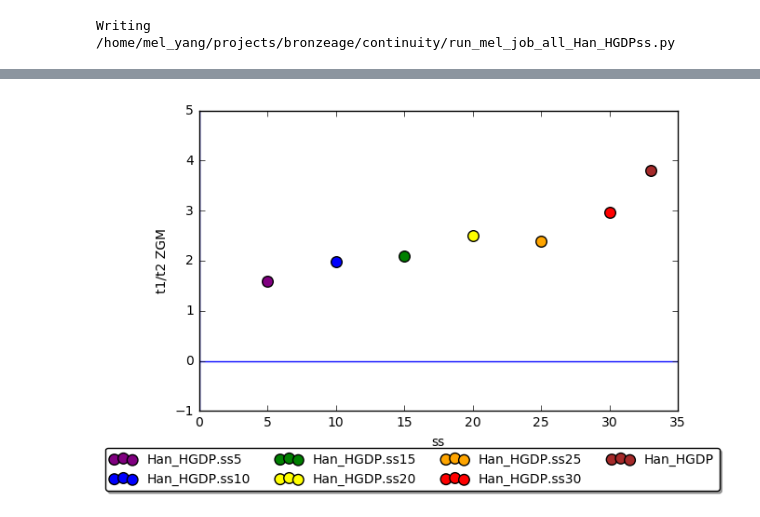
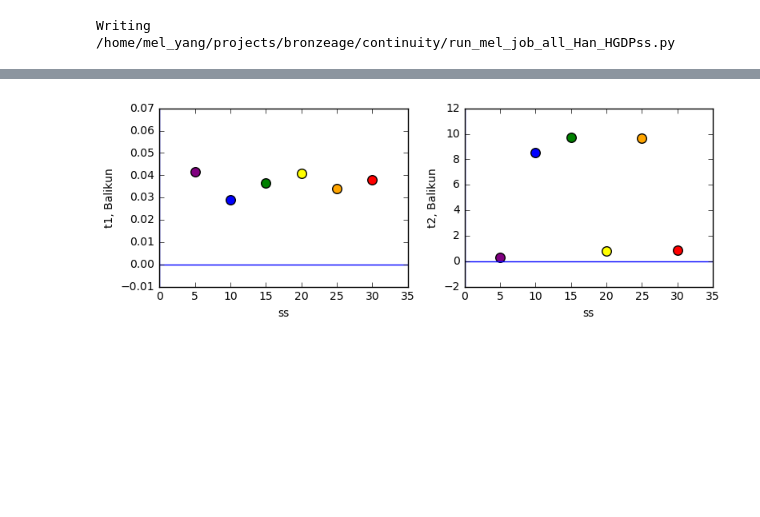
Before and after one commit to melyang4/notebooks, a Jupyter notebook: bronzeage/jda_downsamplerefpop-discretefreqbranch.ipynb, the cells around one changed output, grey strips where cells are left out. Saved outputs shown, nothing was run; the diff lists cells and outputs as text; code cells hidden in the pictures; blank space fills up the shorter version.

```diff
--- a/bronzeage/jda_downsamplerefpop-discretefreqbranch.ipynb
+++ b/bronzeage/jda_downsamplerefpop-discretefreqbranch.ipynb
@@ -139,10 +295,10 @@ Writing /home/mel_yang/projects/bronzeage/continuity/run_mel_job_all_Han_HGDPss.
 
 import cPickle
 import matplotlib.pyplot as plt
-pD="/mnt/solexa/mel_yang/bronzeage/jda/"
+pD="/mnt/solexa/mel_yang/bronzeage/jda_dfb/"
 addon="_switchanc"
 refpops=["Han_HGDP.ss5","Han_HGDP.ss10","Han_HGDP.ss15","Han_HGDP.ss20",
-         "Han_HGDP.ss25","Han_HGDP.ss30","Han_HGDP"]
+         "Han_HGDP.ss25","Han_HGDP.ss30"] #,"Han_HGDP"]
 print len(refpops)
 #refpops=["Han_HGDP"]
 mypops=["Tonglin", "Linzi", "XianShang", "Yaojia","ZGM", "TY","DHG","BLK"]
@@ -157,16 +313,17 @@ for myind,popiwant in enumerate(mypops):
     for refpop in refpops:
         print "_______________________"
         print refpop
-        falsefile=open(pD+"ind_A_v13_TBH"+addon+"."+refpop+"_contFalse.pickle",'r')
+        falsefile=open(pD+"dfb_ind_A_v13_TBH"+addon+"."+refpop+"_contFalse.pickle",'r')
         falsedat=cPickle.load(falsefile)
-        truefile=open(pD+"ind_A_v13_TBH"+addon+"."+refpop+"_contTrue.pickle",'r')
+        truefile=open(pD+"dfb_ind_A_v13_TBH"+addon+"."+refpop+"_contTrue.pickle",'r')
         truedat=cPickle.load(truefile)
         #print falsedat
-
+        print len(truedat)
         for ind,mypop in enumerate(falsedat):
             #if ind in [0,2,3,4]: continue
             #if ind in [0,1,2,3]: continue
-            if mypops[ind] == popiwant:
+            ##if mypops[ind] == popiwant:
+            if ind == 0:
                 print "False", mypops[ind],mypop[1], list(mypop[0])
                 print "True", mypops[ind],truedat[ind][1],list(truedat[ind][0])
                 t1f.append(mypop[0][0])
@@ -216,38 +373,51 @@ True ZGM 310067.501555 [0.012529465148049699, 0.0066619760315543789]
 
 import cPickle
 import matplotlib.pyplot as plt
-pD="/mnt/solexa/mel_yang/bronzeage/jda/"
+pD="/mnt/solexa/mel_yang/bronzeage/jda_dfb/"
 addon="_switchanc"
-refpops=["Han_HGDP","Japanese","Ulchi","Zhuang","Dong","Qiang_Horpa","Tibetan_Gangcha",
-        "Thai","Maonan","Mulam","Tibetan_Chamdo","She","Dai","Yi","Tujia","Miao"]
+subset="dfb1_beta1_"
+subset="dfb1_df5co_beta1_"
+#refpops=["Han_HGDP","Japanese","Ulchi","Zhuang","Dong","Qiang_Horpa","Tibetan_Gangcha",
+#        "Thai","Maonan","Mulam","Tibetan_Chamdo","She","Dai","Yi","Tujia","Miao"]
 refpops=["Han_HGDP.ss5","Han_HGDP.ss10","Han_HGDP.ss15","Han_HGDP.ss20",
-         "Han_HGDP.ss25","Han_HGDP.ss30","Han_HGDP"]
-myss=[33, 29, 25, 22, 20, 20, 20, 19, 17, 17, 12, 10, 10, 10, 10, 10]
-myss=[5,10,15,20,25,30,33]
-mypops=["Tonglin", "Linzi", "XianShang", "Yaojia","ZGM", "TY","DHG","BLK"]
-popiwant="TY"
-#fig = plt.figure(figsize=(17,10))
-fig = plt.figure()
+         "Han_HGDP.ss25","Han_HGDP.ss30"] #,"Han_HGDP"] ##"Han_HGDP.ss5",
+#myss=[33, 29, 25, 22, 20, 20, 20, 19, 17, 17, 12, 10, 10, 10, 10, 10]
+myss=[5,10,15,20,25,30,33] #5,
+#mypops=["Tonglin", "Linzi", "XianShang", "Yaojia","ZGM", "TY","DHG","BLK"]
+#popiwant="TY"
+mypops=[]
+indfile=open(pD+"ancindivs.ind",'r')
+for line in indfile:
+    x=line.split()
+    if x[2] in mypops: continue
+    else: mypops.append(x[2])
+
+mypops=sorted(mypops)
+
+#fig = plt.figure()
 for myind,popiwant in enumerate(mypops):
-    if myind!=4: continue
+    fig = plt.figure(figsize=(8,3))
+    #if myind!=4: continue
     #ax = fig.add_subplot(4,2,myind+1)
-    ax = fig.add_subplot(1,1,1)
+
     t1f,t2f,t1t,t2t=[],[],[],[]
     for refpop in refpops:
         #print "_______________________"
         #print refpop
-        falsefile=open(pD+"ind_A_v13_TBH"+addon+"."+refpop+"_contFalse.pickle",'r')
+        falsefile=open(pD+subset+"ind_A_v13_TBH"+addon+"."+refpop+"_contFalse.pickle",'r')
         falsedat=cPickle.load(falsefile)
-        truefile=open(pD+"ind_A_v13_TBH"+addon+"."+refpop+"_contTrue.pickle",'r')
+        truefile=open(pD+subset+"ind_A_v13_TBH"+addon+"."+refpop+"_contTrue.pickle",'r')
         truedat=cPickle.load(truefile)
-        #print falsedat
+        #print falsedat[0][0]
 
         for ind,mypop in enumerate(falsedat):
+            #print mypop
             #if ind in [0,2,3,4]: continue
             #if ind in [0,1,2,3]: continue
             if mypops[ind] == popiwant:
-                print "False", mypops[ind],mypop[1], list(mypop[0])
-                print "True", mypops[ind],truedat[ind][1],list(truedat[ind][0])
+                if popiwant=="Zhougongmiao" and refpop=="Han_HGDP.ss5":
+                    print "False", mypops[ind],mypop[1], list(mypop[0])
+                    print "True", mypops[ind],truedat[ind][1],list(truedat[ind][0])
                 t1f.append(mypop[0][0])
                 t2f.append(mypop[0][1])
                 t1t.append(truedat[ind][0][0])
@@ -259,17 +429,24 @@ for myind,popiwant in enumerate(mypops):
             "lawngreen","mediumslateblue","cadetblue","pink","tan","lavenderblush",
             "sage","peru","gainsboro"]
     #print t1f
+    ax1 = fig.add_subplot(1,2,1)
+    ax2 = fig.add_subplot(1,2,2)
     for i in range(len(t1f)):
         #handles.append(ax.scatter(t1f[i],t2f[i],c=colors[i],label=refpops[i]))
         #ax.scatter(t1f[i],t2f[i],label=refpops[i],c=colors[i],s=70)
-        ax.scatter(myss[i],t1f[i]/t2f[i],label=refpops[i],c=colors[i],s=70)
-
+        ax1.scatter(myss[i],t1f[i],label=refpops[i],c=colors[i],s=70) #/t2f[i]
+        ax2.scatter(myss[i],t2f[i],label=refpops[i],c=colors[i],s=70) #/t2f[i]
+    #print t1f
     #ax.set_xlim((0,0.13))
     #ax.set_ylim((0,0.35))
-    ax.set_xlabel("ss")
-    ax.set_ylabel("t1/t2 "+popiwant)
-    ax.axhline(y=0)
-    ax.axvline(x=0)
-ax.legend(fontsize=10,bbox_to_anchor=(1.1, -0.1),ncol=4, fancybox=True, shadow=True)
-fig.tight_layout()
+    ax1.set_xlabel("ss")
+    ax1.set_ylabel("t1, "+popiwant)
+    ax1.axhline(y=0)
+    ax1.axvline(x=0)
+    ax2.set_xlabel("ss")
+    ax2.set_ylabel("t2, "+popiwant)
+    ax2.axhline(y=0)
+    ax2.axvline(x=0)
+    fig.tight_layout()
+#ax.legend(fontsize=10,bbox_to_anchor=(1.1, -0.1),ncol=4, fancybox=True, shadow=True)
 # %% [output]
@@ -290 +455 @@ True ZGM 310067.501555 [0.012529465148049699, 0.0066619760315543789]
-[figure, old version]
+[figure, new version]
```
Also changed, not shown: parts of 12 cells of this notebook, 51 other files.
